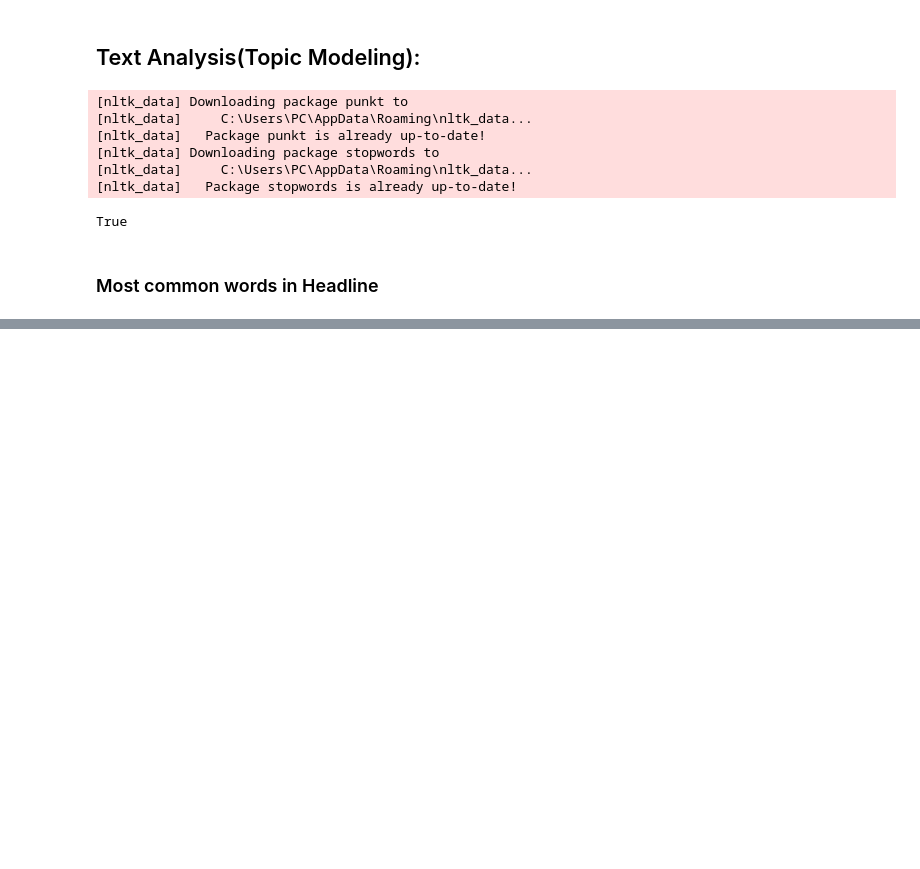
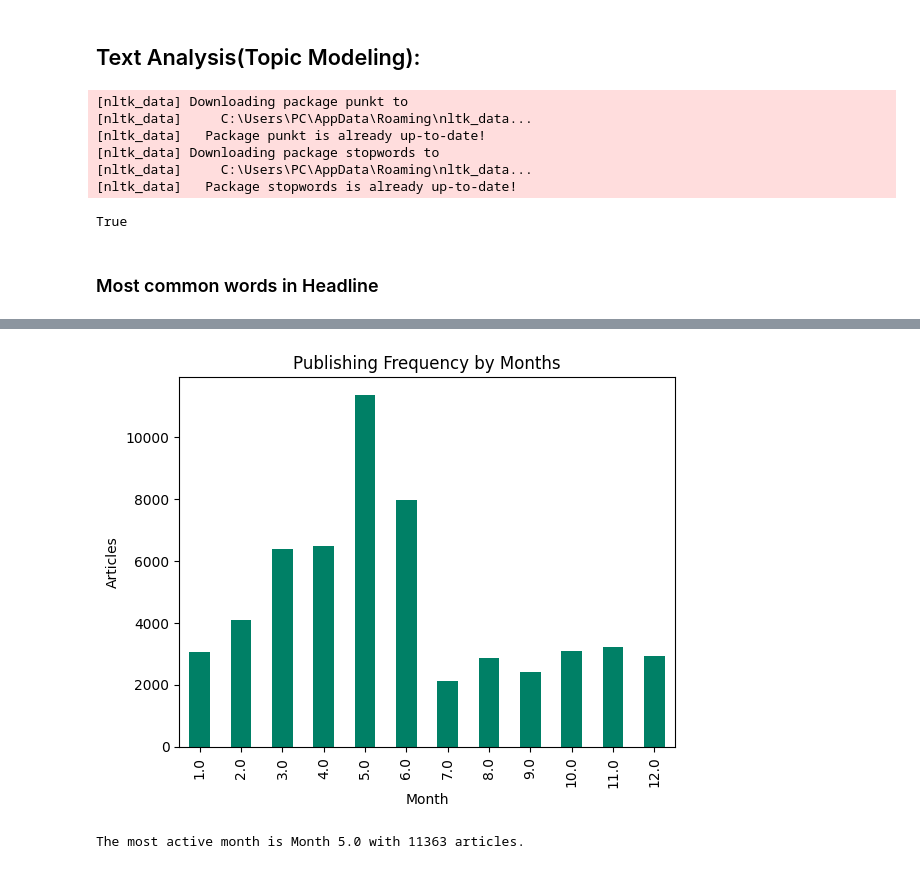
Before and after one commit to Aryam-21/Financial-News-and-Stock-Price-Analysis, a Jupyter notebook: notebooks/analysis_raw_ratings.ipynb, the cells around one changed output, grey strips where cells are left out. Drawn from its saved outputs; the diff is of its cells as text; code cells hidden in the pictures; blank space fills up the shorter version.

```diff
--- a/notebooks/analysis_raw_ratings.ipynb
+++ b/notebooks/analysis_raw_ratings.ipynb
@@ -86,0 +122,10 @@ pd.Series(filtered_words).value_counts()[:10]
+# %%
+monthly_count.plot(kind='bar', colormap='summer')
+plt.title("Publishing Frequency by Months")
+plt.xlabel("Month")
+plt.ylabel("Articles")
+plt.show()
+print(f"The most active month is Month {monthly_count.idxmax()} with {monthly_count.max()} articles.")
+# %% [output]
+[figure, added]
+The most active month is Month 5.0 with 11363 articles.
```
Also changed, not shown: parts of 11 cells of this notebook.
